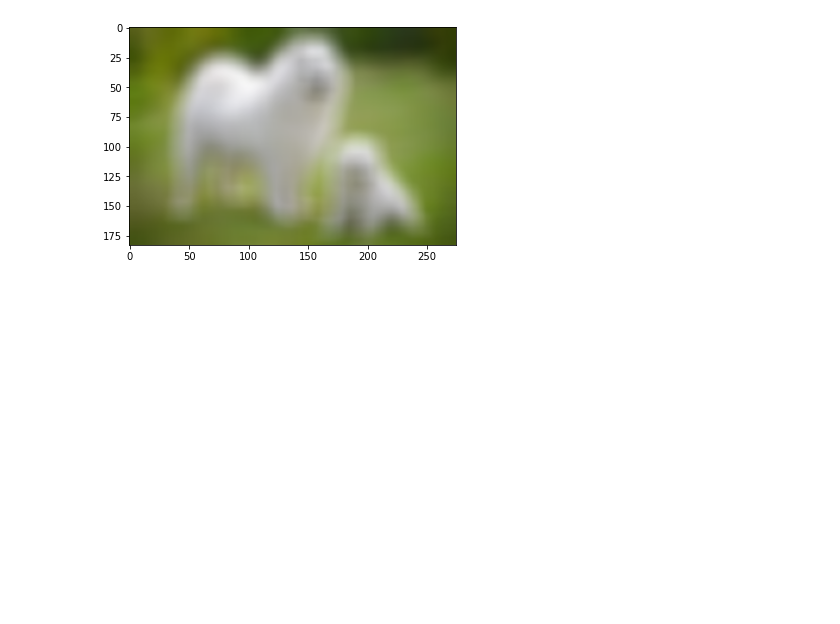
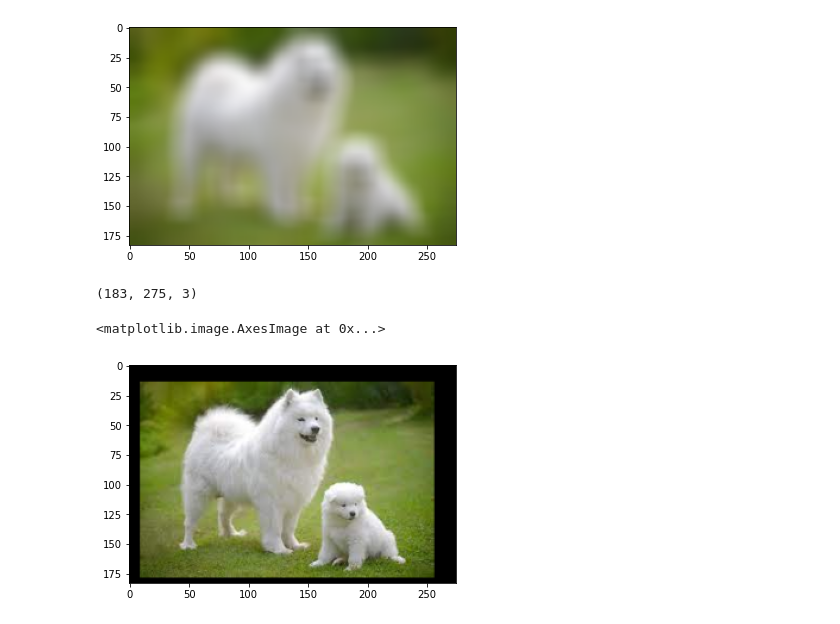
Before and after one commit to SKME20417/Python-fundaments, a Jupyter notebook: Open_cv_07_05_2023.ipynb, the cells around one changed output. Saved outputs shown, nothing was run; the diff lists cells and outputs as text; code cells hidden in the pictures; blank space fills up the shorter version.

```diff
--- a/Open_cv_07_05_2023.ipynb
+++ b/Open_cv_07_05_2023.ipynb
@@ -120,3 +120,18 @@ plt.imshow(img_blur)
 [figure]
 # %%
 import pandas as pd
+# %%
+img_rgb.shape
+# %% [output]
+(183, 275, 3)
+# %%
+rows, cols = img_rgb.shape[:-1]
+# %%
+m = cv2.getRotationMatrix2D((rows/2, cols/2), 360, 0.90)
+# %%
+i = cv2.warpAffine(img_rgb,m,(cols,rows))
+# %%
+plt.imshow(i)
+# %% [output]
+<matplotlib.image.AxesImage at 0x...>
+[figure, added]
```
Also changed, not shown: parts of 10 cells of this notebook.
